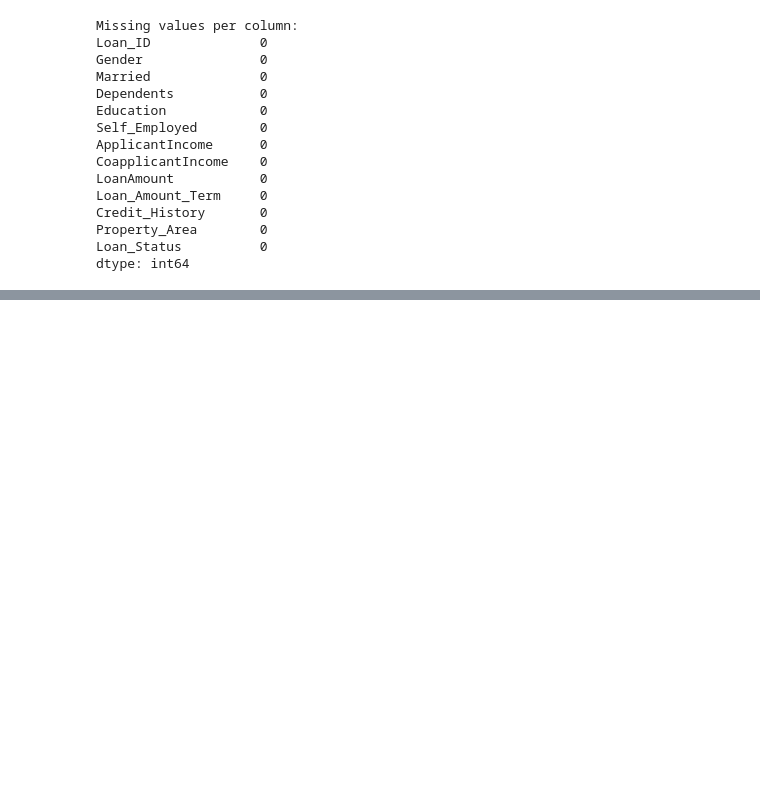
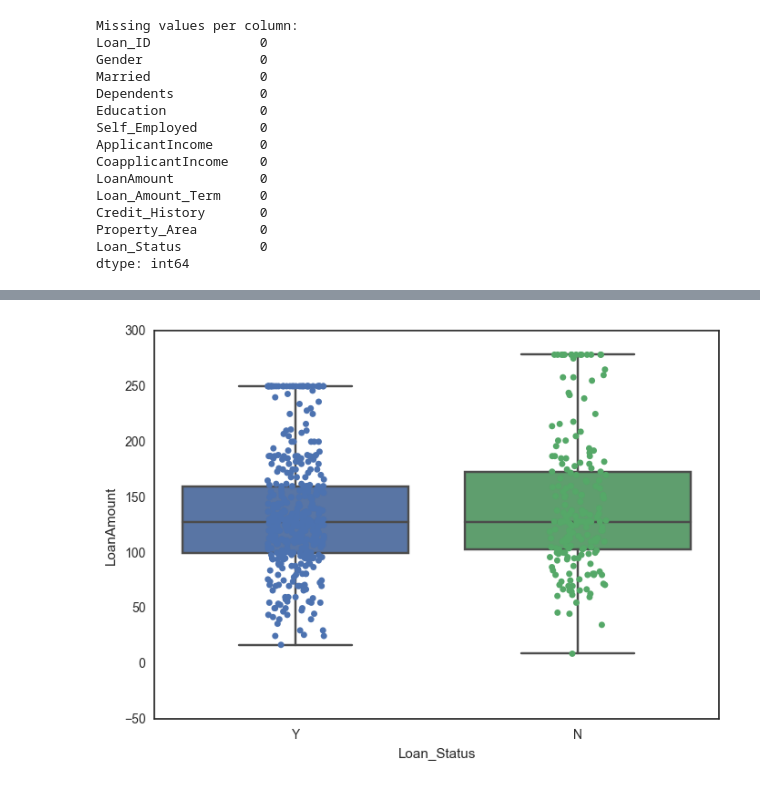
Before and after one commit to cenati0n/LoanPrediction, a Jupyter notebook: LoanPrediction.ipynb, the cells around one changed output, grey strips where cells are left out. Saved outputs shown, nothing was run; the diff lists cells and outputs as text; code cells hidden in the pictures; blank space fills up the shorter version.

```diff
--- a/LoanPrediction.ipynb
+++ b/LoanPrediction.ipynb
@@ -375,0 +433,22 @@ dtype: int64
+# %%
+l,u=outlier_detection(train.loc[(train["Loan_Status"]=='Y'), "LoanAmount"])
+for i in range(0,len(train.loc[(train["Loan_Status"]=='Y'), "LoanAmount"])):
+    ind=train.loc[(train["Loan_Status"]=='Y'), "LoanAmount"].index[i]
+    if train.LoanAmount[ind]>u:
+        train.LoanAmount[ind]=u
+    elif train.LoanAmount[ind]<l:
+        train.LoanAmount[ind]=l
+# %%
+l,u=outlier_detection(train.loc[(train["Loan_Status"]=='N'), "LoanAmount"])
+for i in range(0,len(train.loc[(train["Loan_Status"]=='N'), "LoanAmount"])):
+    ind=train.loc[(train["Loan_Status"]=='N'), "LoanAmount"].index[i]
+    if train.LoanAmount[ind]>u:
+        train.LoanAmount[ind]=u
+    elif train.LoanAmount[ind]<l:
+        train.LoanAmount[ind]=l
+# %%
+ax=sns.boxplot(x="Loan_Status", y="LoanAmount", data=train)
+sns.stripplot(x="Loan_Status", y="LoanAmount", data=train, jitter=True, edgecolor="gray")
+plt.show()
+# %% [output]
+[figure, added]
```
Also changed, not shown: parts of 11 cells of this notebook.
